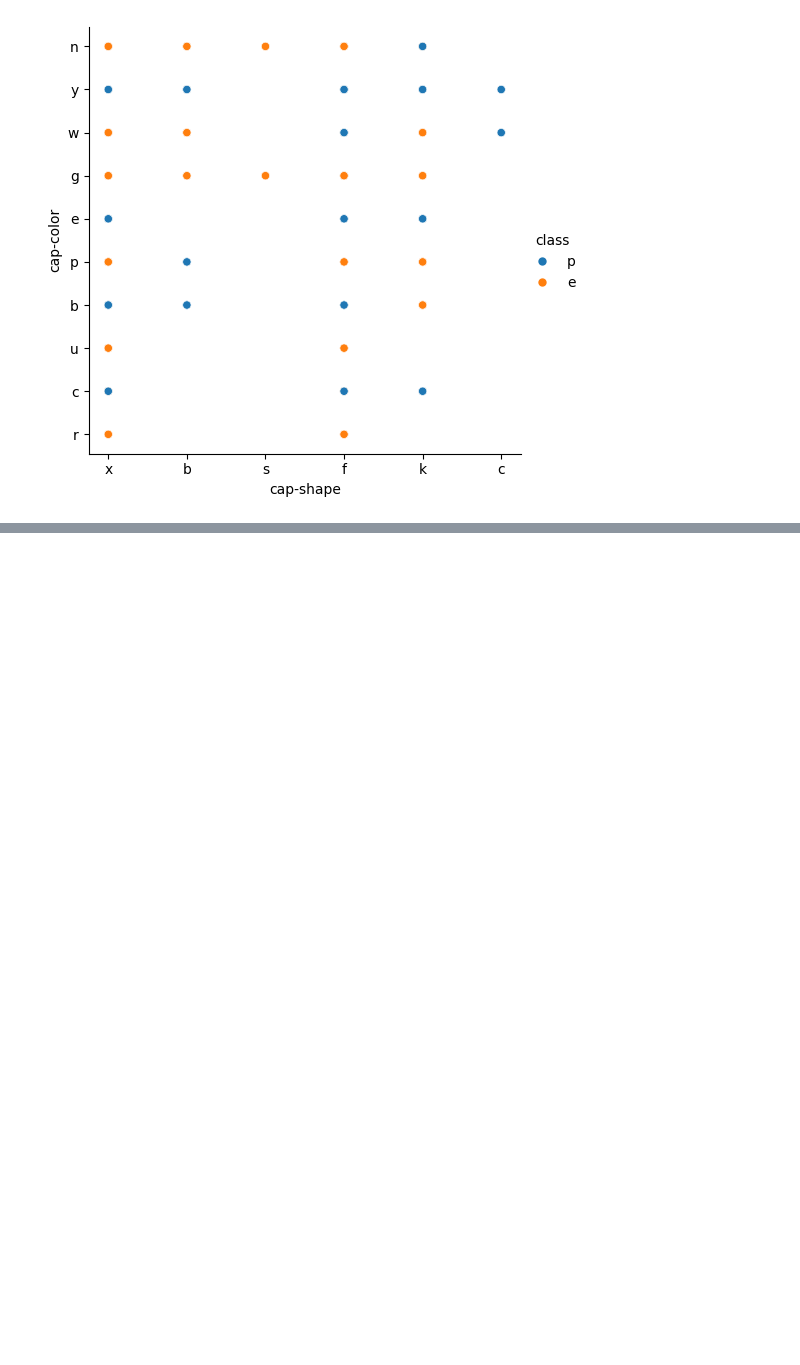
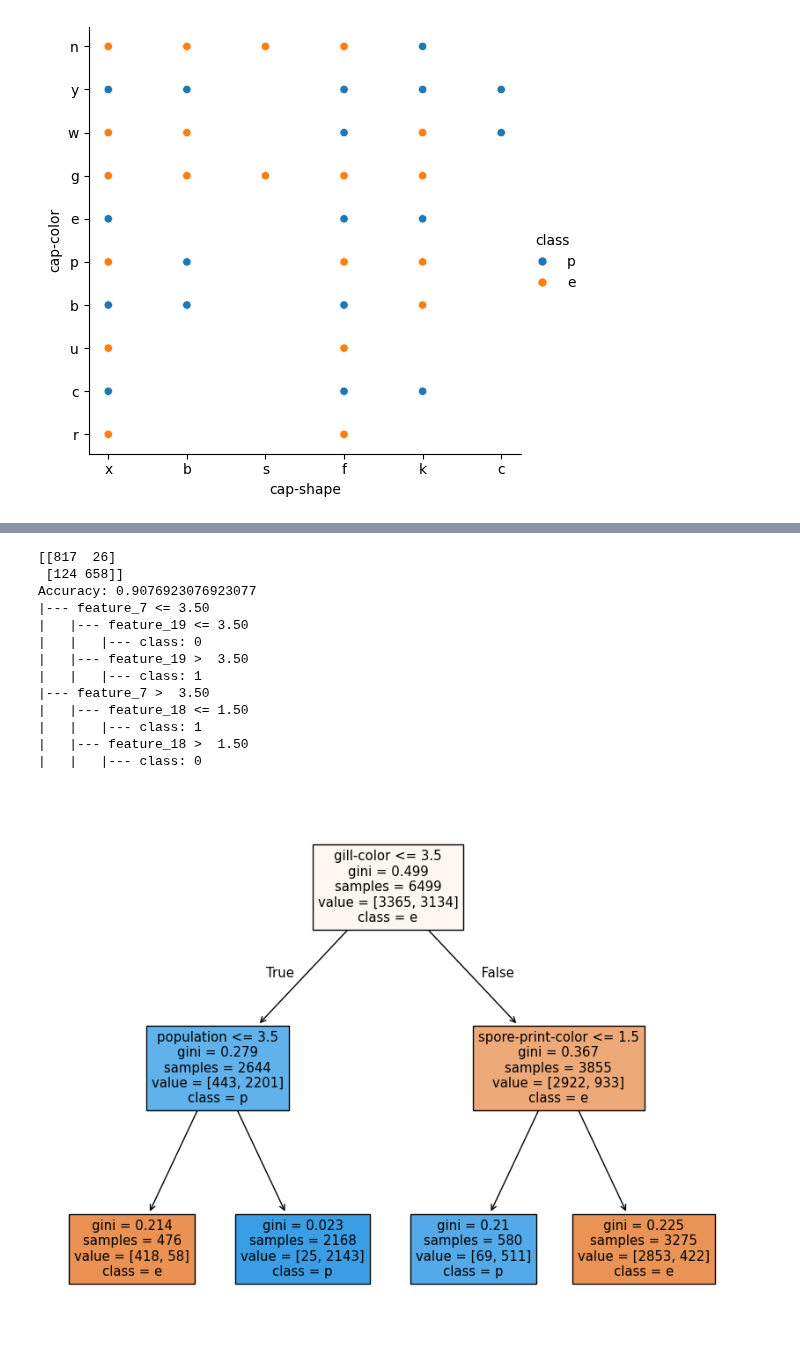
Before and after one commit to DocBrown85/data-analysis-with-python, a Jupyter notebook: classification-analysis/decision-tree/decision_tree_mushrooms.ipynb, the cells around one changed output, grey strips where cells are left out. Saved outputs shown, nothing was run; the diff lists cells and outputs as text; code cells hidden in the pictures; blank space fills up the shorter version.

```diff
--- a/classification-analysis/decision-tree/decision_tree_mushrooms.ipynb
+++ b/classification-analysis/decision-tree/decision_tree_mushrooms.ipynb
@@ -111,0 +271,32 @@ sns.relplot(data = df, x = 'cap-shape', y = 'cap-color', hue = 'class')
+# %%
+classifier = DecisionTreeClassifier(max_depth=2)
+classifier.fit(X_train, y_train)
+
+y_pred = classifier.predict(X_test)
+
+print(confusion_matrix(y_test, y_pred))
+print('Accuracy:', accuracy_score(y_test,y_pred))
+
+text_representation = tree.export_text(classifier)
+print(text_representation)
+
+fig = plt.figure(figsize=(10,8))
+_ = tree.plot_tree(classifier,
+                   feature_names=X.columns,
+                   class_names=encoders["class"].inverse_transform(sorted(y.unique())),
+                   filled=True)
+# %% [output]
+[[817  26]
+ [124 658]]
+Accuracy: 0.9076923076923077
+|--- feature_7 <= 3.50
+|   |--- feature_19 <= 3.50
+|   |   |--- class: 0
+|   |--- feature_19 >  3.50
+|   |   |--- class: 1
+|--- feature_7 >  3.50
+|   |--- feature_18 <= 1.50
+|   |   |--- class: 1
+|   |--- feature_18 >  1.50
+|   |   |--- class: 0
+[figure, added]
```
Also changed, not shown: parts of 19 cells of this notebook.
